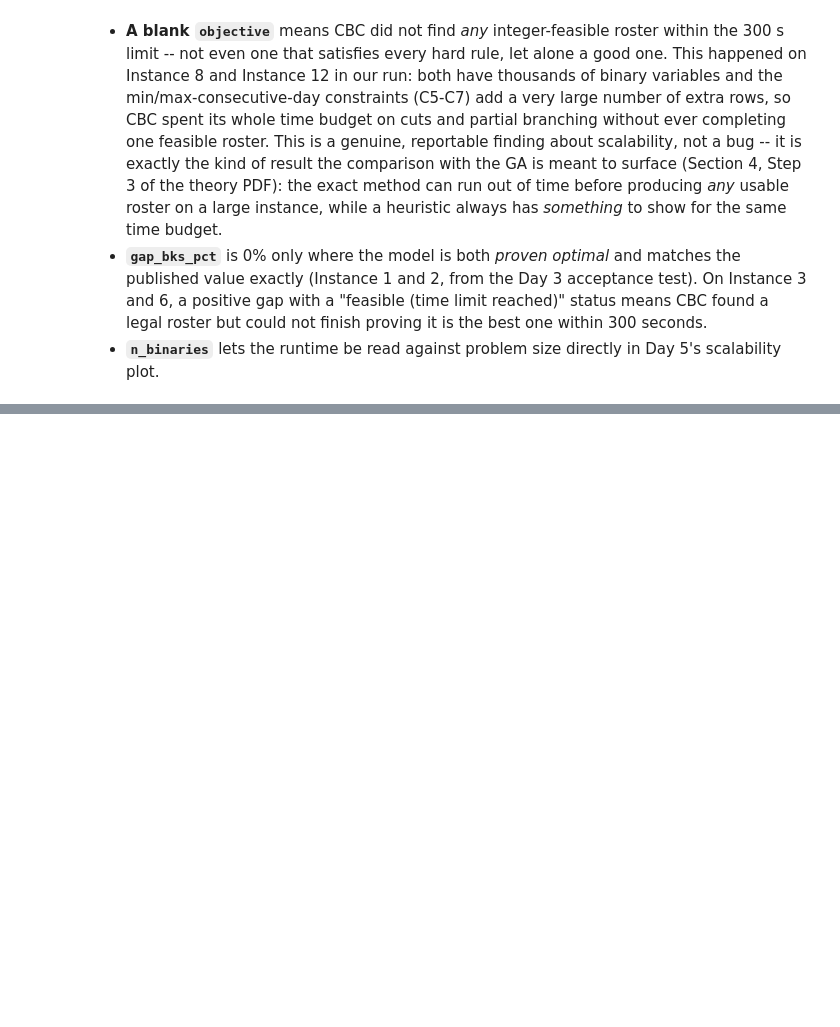
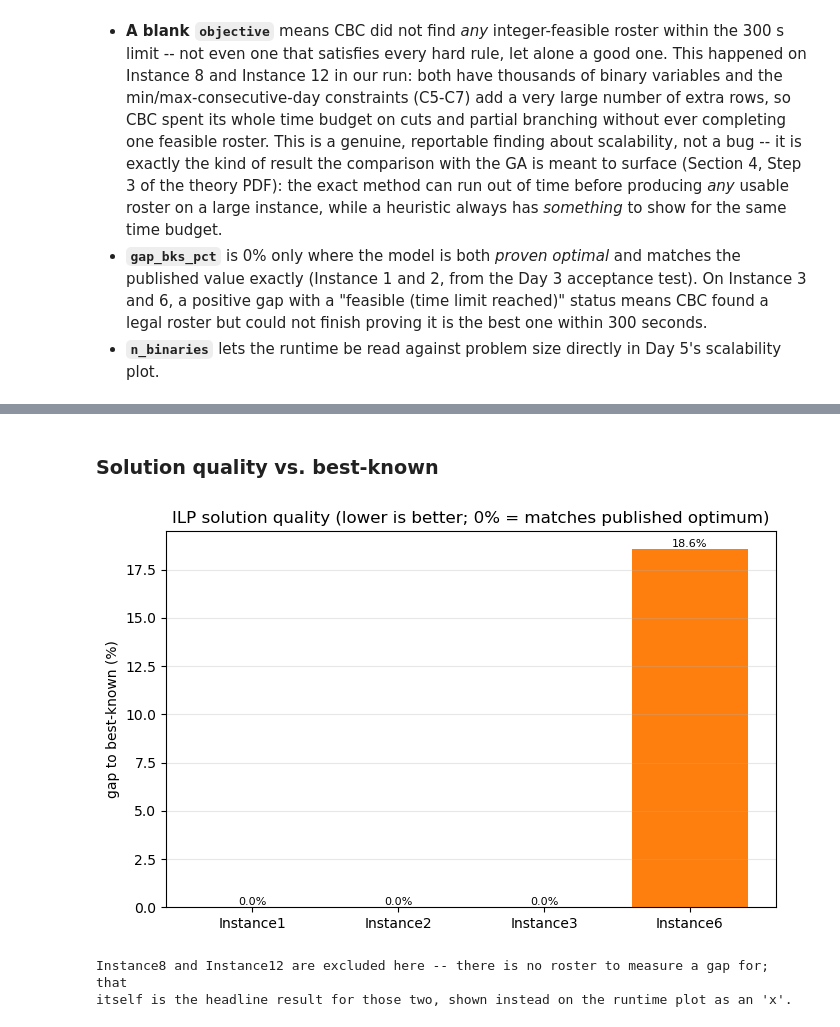
Before and after one commit to DhammikaKekulawala/IT5082_Optimization_Methods_Programming__Assignment, a Jupyter notebook: 01_ilp.ipynb, the cells around one changed output, grey strips where cells are left out. Saved outputs shown, nothing was run; the diff lists cells and outputs as text; code cells hidden in the pictures; blank space fills up the shorter version.

```diff
--- a/01_ilp.ipynb
+++ b/01_ilp.ipynb
@@ -795,3 +856,26 @@ ilp_results
+# %% [markdown]
+### Solution quality vs. best-known
+# %%
+fig, ax = plt.subplots(figsize=(7, 4.5))
+has_gap = ilp_results["gap_bks_pct"].notna()
+
+ax.bar(ilp_results.loc[has_gap].index, ilp_results.loc[has_gap, "gap_bks_pct"],
+       color=["C2" if s == "proven optimal" else "C1" for s in ilp_results.loc[has_gap, "status"]])
+ax.set_ylabel("gap to best-known (%)")
+ax.set_title("ILP solution quality (lower is better; 0% = matches published optimum)")
+ax.grid(axis="y", alpha=0.3)
+for i, (name, row) in enumerate(ilp_results.loc[has_gap].iterrows()):
+    ax.annotate(f"{row['gap_bks_pct']:.1f}%", (i, row["gap_bks_pct"]), ha="center", va="bottom", fontsize=8)
+plt.tight_layout()
+plt.savefig("results/ilp_gap_vs_bks.png", dpi=200)
+plt.show()
+
+print("Instance8 and Instance12 are excluded here -- there is no roster to measure a gap for; that")
+print("itself is the headline result for those two, shown instead on the runtime plot as an 'x'.")
+# %% [output]
+[figure, added]
+Instance8 and Instance12 are excluded here -- there is no roster to measure a gap for; that
+itself is the headline result for those two, shown instead on the runtime plot as an 'x'.
 # %% [markdown]
 ## Status
 
```
Also changed, not shown: parts of 8 cells of this notebook, 6 other files.
